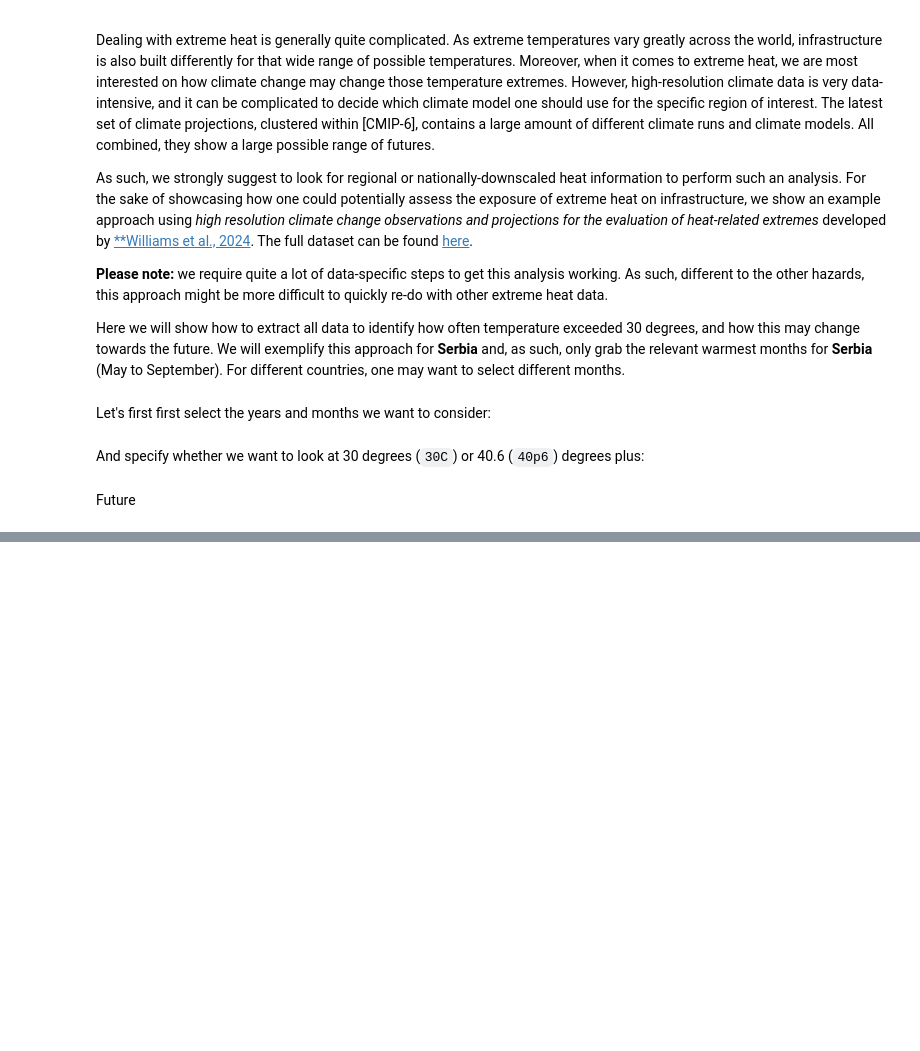
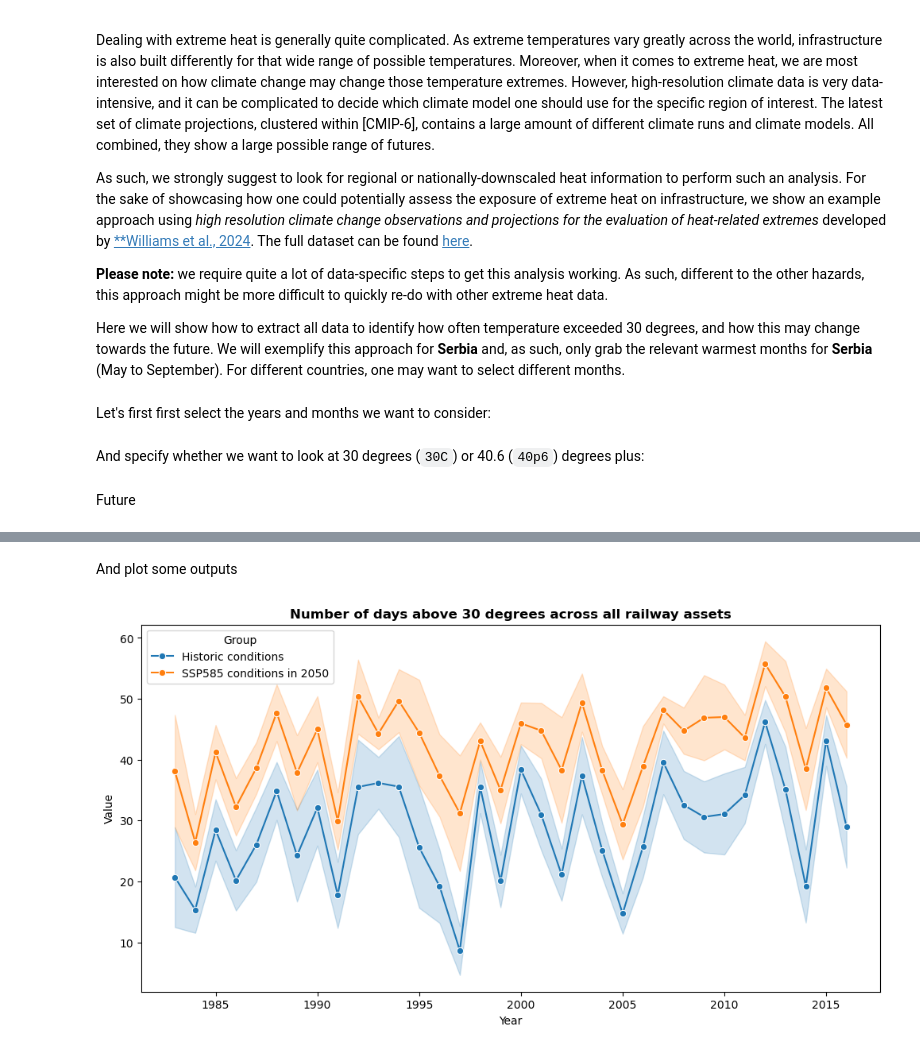
Before and after one commit to VU-IVM/GlobalInfraRisk, a Jupyter notebook: hazard/heatwaves.ipynb, the cells around one changed output, grey strips where cells are left out. Cells and saved outputs as stored; diff of their text form; code cells hidden in the pictures; blank space fills up the shorter version.

Commit message:
add a figure for heatwaves

```diff
--- a/hazard/heatwaves.ipynb
+++ b/hazard/heatwaves.ipynb
@@ -143,7 +143,7 @@ for month in months:
         exposed_features = exposed_features.rename(columns={'max_exposure': (month,year)})
         collect_exposure.append(exposed_features[(month,year)])
 # %%
-pd.concat(collect_exposure,axis=1).groupby(level=1,axis=1).sum().mean().plot()
+df_baseline = pd.concat(collect_exposure,axis=1).groupby(level=1,axis=1).sum()
 # %% [markdown]
 Future
 # %%
@@ -172,4 +182,30 @@ for month in months:
         exposed_features = exposed_features.rename(columns={'max_exposure': (month,year)})
         collect_exposure_2050_SSP585.append(exposed_features[(month,year)])
 # %%
-pd.concat(collect_exposure_2050_SSP585,axis=1).groupby(level=1,axis=1).sum().mean().plot()
+df_future = pd.concat(collect_exposure_2050_SSP585,axis=1).groupby(level=1,axis=1).sum()
+# %% [markdown]
+And plot some outputs
+# %%
+# Convert df_baseline to long format and add a group identifier
+df_baseline_long = df_baseline.melt(var_name='Year', value_name='Value')
+df_baseline_long['Year'] = df_baseline_long['Year'].astype(int)
+df_baseline_long['Group'] = 'Historic conditions'
+
+# Convert df_future to long format and add a group identifier
+df_future_long = df_future.melt(var_name='Year', value_name='Value')
+df_future_long['Year'] = df_future_long['Year'].astype(int)
+df_future_long['Group'] = 'SSP585 conditions in 2050'
+
+# Concatenate the two long dataframes
+df_combined = pd.concat([df_baseline_long, df_future_long], axis=0)
+
+# Define a color palette for the two groups
+palette = {'Historic conditions': '#1f77b4',  # blue-ish
+           'SSP585 conditions in 2050': '#ff7f0e'}    # orange-ish
+
+plt.figure(figsize=(12, 6))
+sns.lineplot(x='Year', y='Value', hue='Group', data=df_combined, ci='sd', marker='o', palette=palette)
+plt.title('Number of days above 30 degrees across all railway assets',fontweight='bold')
+plt.show()
+# %% [output]
+[figure, added]
```
Also changed, not shown: parts of 2 cells of this notebook.
